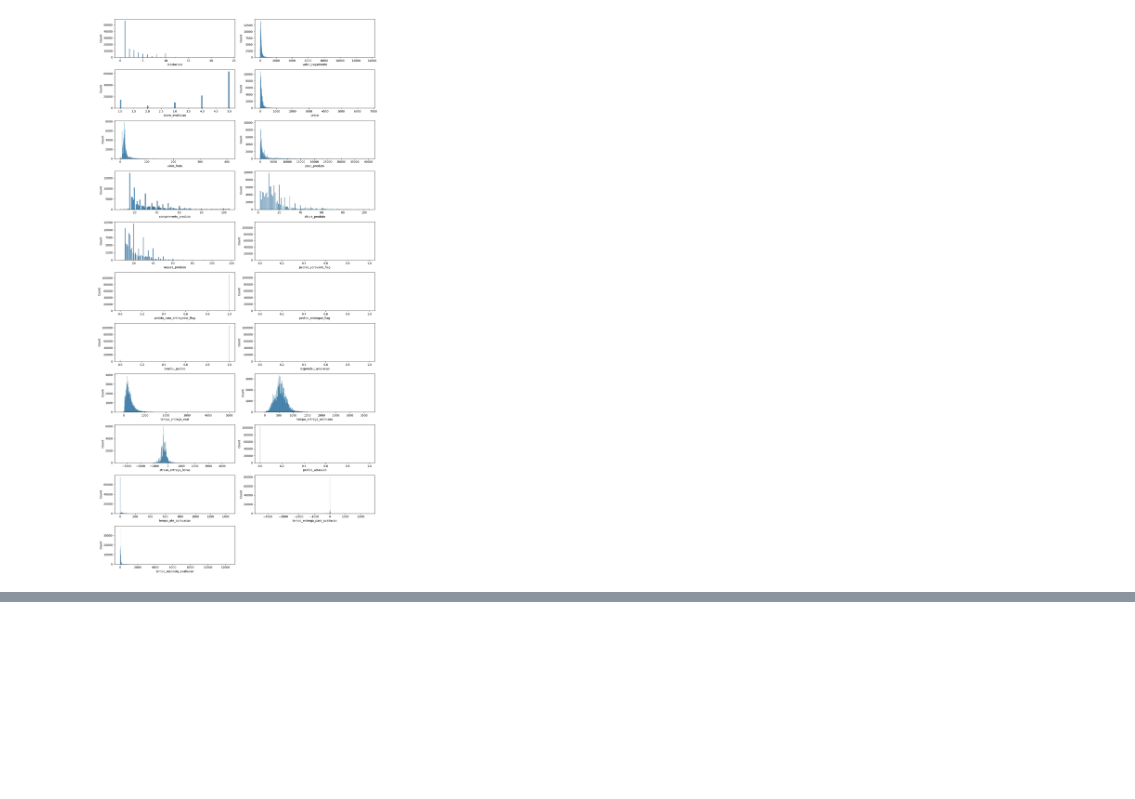
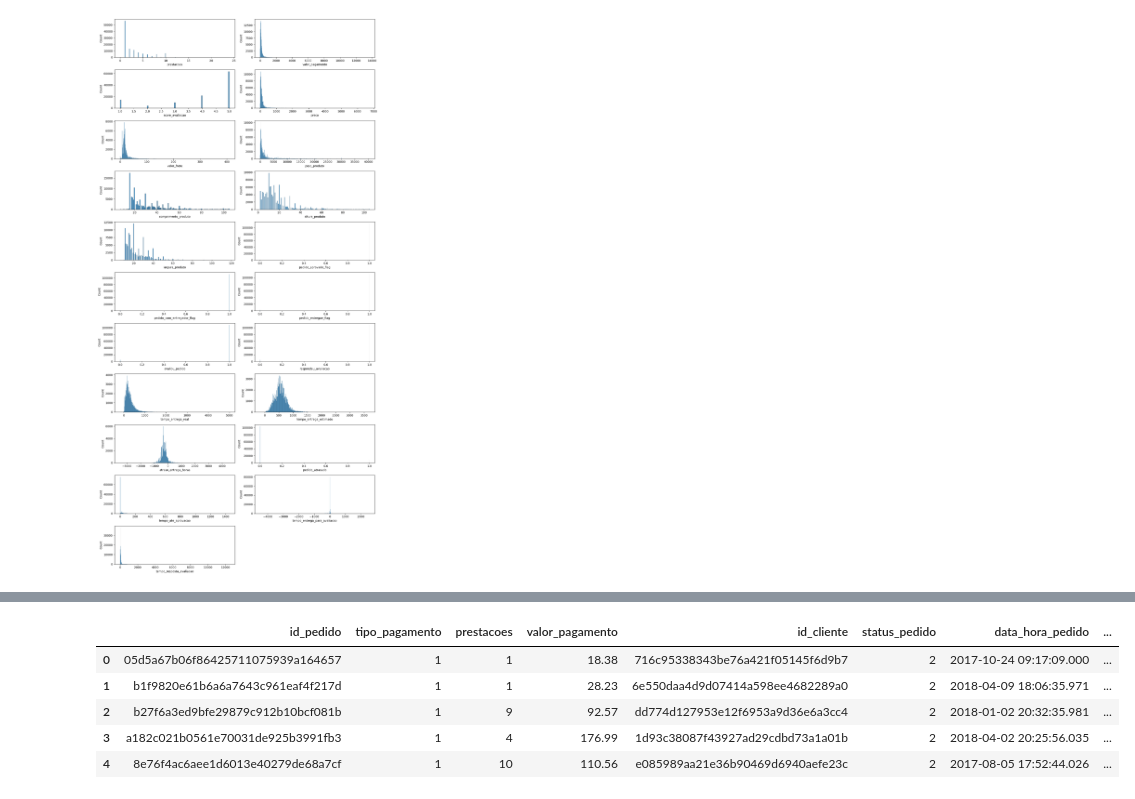
Before and after one commit to ana-ruth-bezerra/data_analysis, a Jupyter notebook: notebooks/01_exploratory_analysis.ipynb, the cells around one changed output, grey strips where cells are left out. Saved outputs shown, nothing was run; the diff lists cells and outputs as text; code cells hidden in the pictures; blank space fills up the shorter version.

```diff
--- a/notebooks/01_exploratory_analysis.ipynb
+++ b/notebooks/01_exploratory_analysis.ipynb
@@ -746,0 +760,2 @@ for j in range(idx + 1, len(axes)):
+# %%
+categorical_variables.remove('score_avaliacao')
@@ -746,0 +772,7 @@ for j in range(idx + 1, len(axes)):
+# %%
+from sklearn.preprocessing import LabelEncoder
+
+lb = LabelEncoder()
+
+for var in categorical_variables:
+    df[var] = lb.fit_transform(df[var])
@@ -746,0 +801,9 @@ for j in range(idx + 1, len(axes)):
+# %%
+df.head()
+# %% [output]
+|  | id_pedido | tipo_pagamento | prestacoes | valor_pagamento | id_cliente | status_pedido | data_hora_pedido | ... |
+| 0 | 05d5a67b06f86425711075939a164657 | 1 | 1 | 18.38 | 716c95338343be76a421f05145f6d9b7 | 2 | 2017-10-24 09:17:09.000 | ... |
+| 1 | b1f9820e61b6a6a7643c961eaf4f217d | 1 | 1 | 28.23 | 6e550daa4d9d07414a598ee4682289a0 | 2 | 2018-04-09 18:06:35.971 | ... |
+| 2 | b27f6a3ed9bfe29879c912b10bcf081b | 1 | 9 | 92.57 | dd774d127953e12f6953a9d36e6a3cc4 | 2 | 2018-01-02 20:32:35.981 | ... |
+| 3 | a182c021b0561e70031de925b3991fb3 | 1 | 4 | 176.99 | 1d93c38087f43927ad29cdbd73a1a01b | 2 | 2018-04-02 20:25:56.035 | ... |
+| 4 | 8e76f4ac6aee1d6013e40279de68a7cf | 1 | 10 | 110.56 | e085989aa21e36b90469d6940aefe23c | 2 | 2017-08-05 17:52:44.026 | ... |
```
Also changed, not shown: parts of 7 cells of this notebook.
